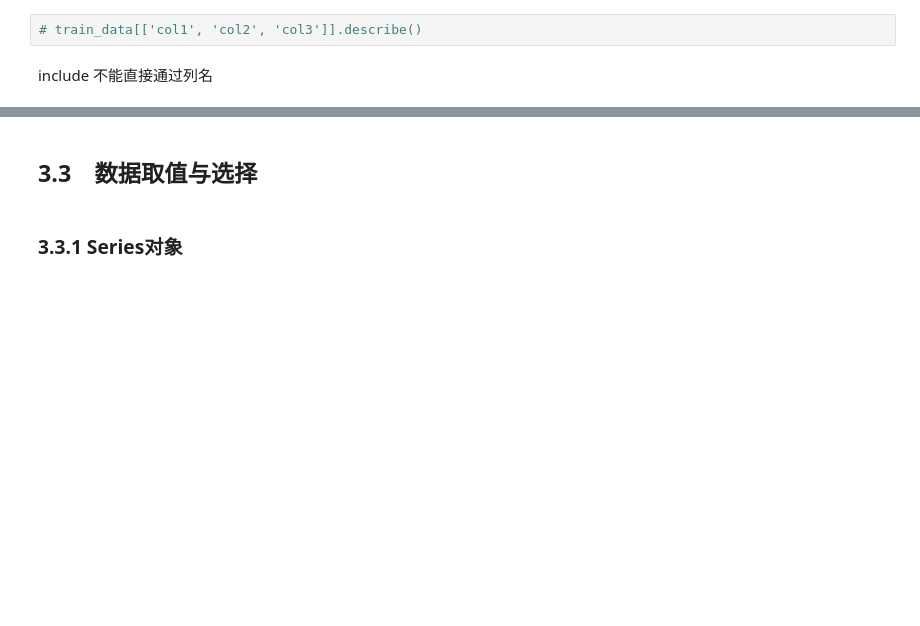
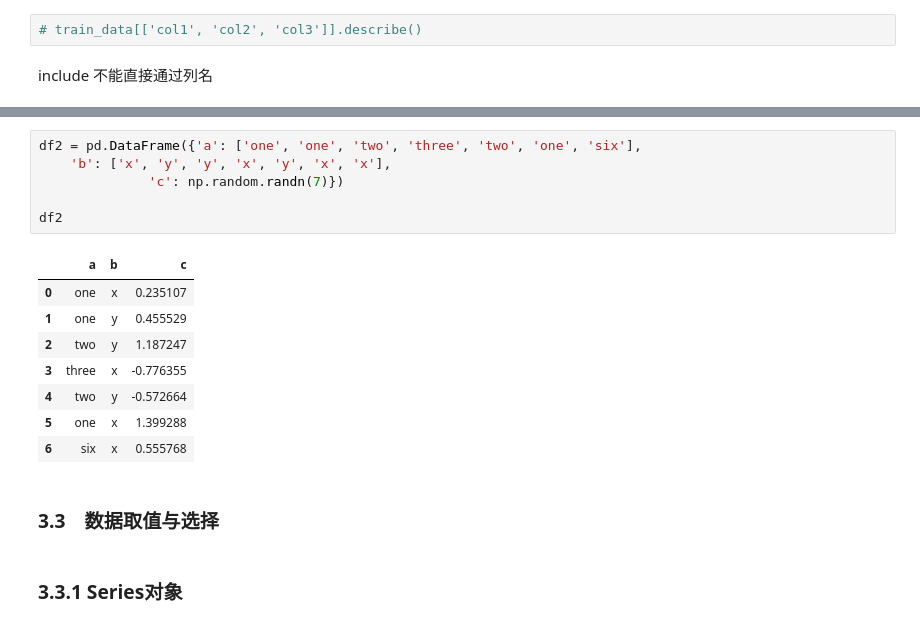
Before and after one commit to ddongzi/data-analysis, a Jupyter notebook: MLcook/Pandas.ipynb, the cells around one changed output, grey strips where cells are left out. Cells and saved outputs as stored; diff of their text form; blank space fills up the shorter version.

```diff
--- a/MLcook/Pandas.ipynb
+++ b/MLcook/Pandas.ipynb
@@ -230,5 +406,20 @@ for i in ind:
+# %%
+df2 = pd.DataFrame({'a': ['one', 'one', 'two', 'three', 'two', 'one', 'six'],
+    'b': ['x', 'y', 'y', 'x', 'y', 'x', 'x'],
+              'c': np.random.randn(7)})
+
+df2
+# %% [output]
+|  | a | b | c |
+| 0 | one | x | 0.235107 |
+| 1 | one | y | 0.455529 |
+| 2 | two | y | 1.187247 |
+| 3 | three | x | -0.776355 |
+| 4 | two | y | -0.572664 |
+| 5 | one | x | 1.399288 |
+| 6 | six | x | 0.555768 |
 # %% [markdown]
-## 3.3　数据取值与选择
+### 3.3　数据取值与选择
 # %% [markdown]
 ### 3.3.1 Series对象
 # %% [markdown]
```
Also changed, not shown: parts of 210 cells of this notebook, 21 other files.
